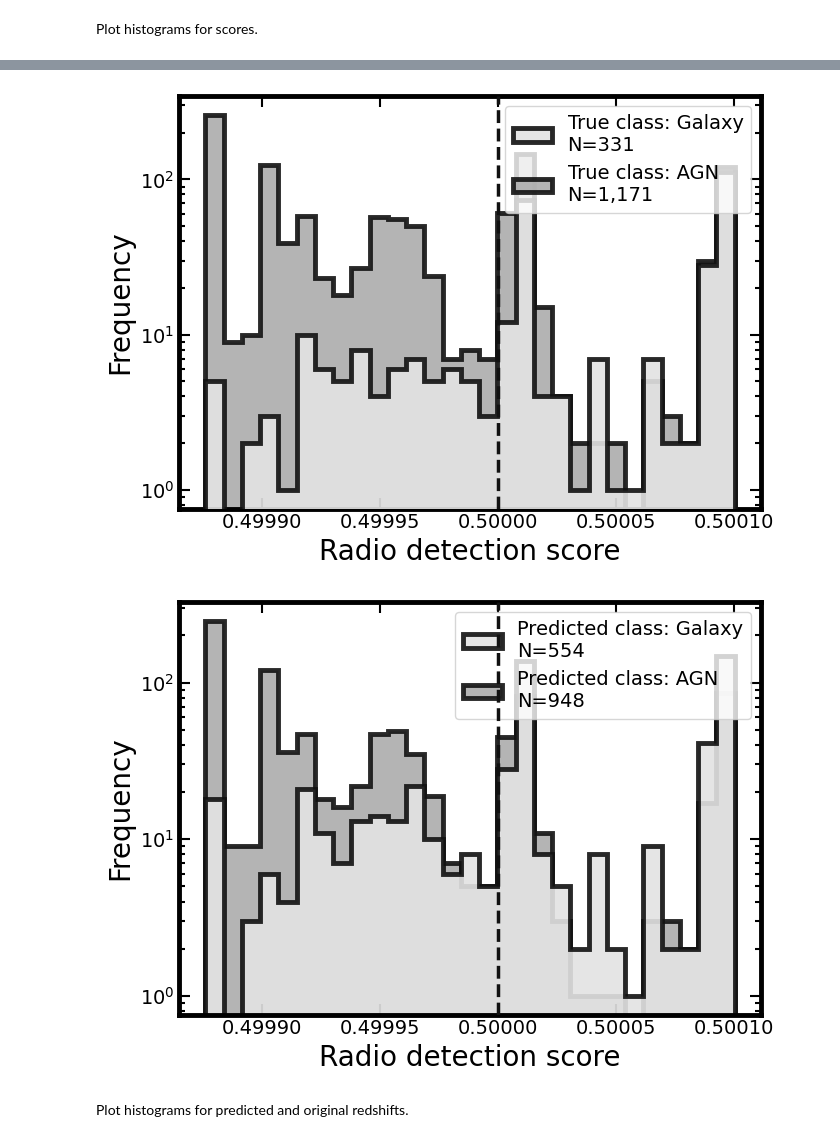
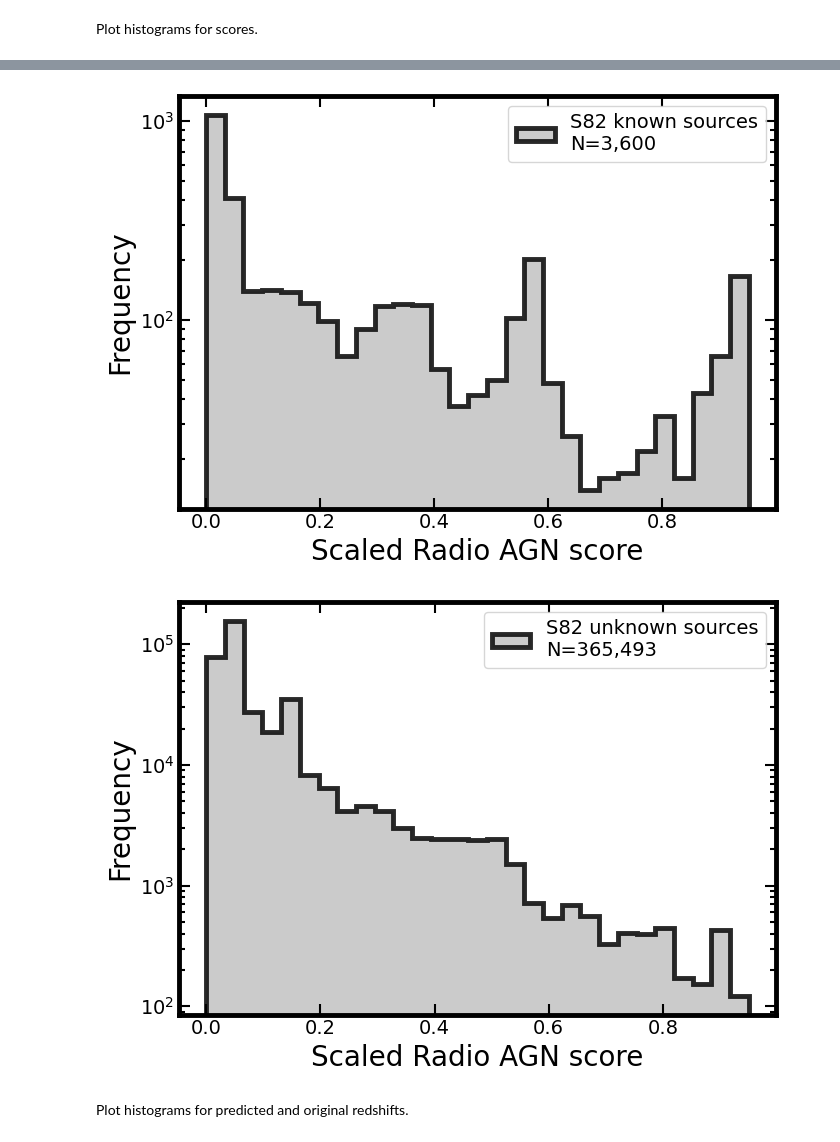
Before and after one commit to racarvajal/Pipeline_RG_z_ML, a Jupyter notebook: ML_12.ipynb, the cells around one changed output, grey strips where cells are left out. Drawn from its saved outputs; the diff is of its cells as text; code cells hidden in the pictures.

```diff
--- a/ML_12.ipynb
+++ b/ML_12.ipynb
@@ -368,7 +368,7 @@ use_third_z_model   = False  # z >= 3.0
 use_fourth_z_model  = True  # z >= 3.7 (with SMOGN), or, if needed, z >= 4.0
 compare_A17_flag    = True  # Compare with the results from Ananna et al., 2017
 # %%
-used_area           = 'COSMOS'  # can be 'S82', 'HETDEX', 'COSMOS'
+used_area           = 'S82'  # can be 'S82', 'HETDEX', 'COSMOS'
 HETDEX_subset       = 'Validation'  # Validation, Training, Test, Test+Train
 # %%
 if used_area != 'S82':
@@ -887,77 +921,69 @@ plt.show()
 # %%
 fig             = plt.figure(figsize=(7,5.0))
 ax1             = fig.add_subplot(111, xscale='linear', yscale='log')
 
-min_score       = np.nanmin(full_catalog_df.loc[:, 'Score_radio'])
-max_score       = np.nanmax(full_catalog_df.loc[:, 'Score_radio'])
+min_score       = np.nanmin(full_catalog_df.loc[filter_non_str_p, 'scaled_score_rAGN'])
+max_score       = np.nanmax(full_catalog_df.loc[filter_non_str_p, 'scaled_score_rAGN'])
 score_bins      = np.linspace(min_score, max_score, 30)
 
-sample_size_gal = np.sum(np.isfinite(full_catalog_df.loc[np.array(full_catalog_df.loc[:, 'class'] == 0), 'Score_radio']))
-sample_size_AGN = np.sum(np.isfinite(full_catalog_df.loc[np.array(full_catalog_df.loc[:, 'class'] == 1), 'Score_radio']))
+sample_size     = np.sum(filter_non_str_p)
 
-ax1.hist(full_catalog_df.loc[np.array(full_catalog_df.loc[:, 'class'] == 0), 'Score_radio'], bins=score_bins,\
-         histtype='stepfilled', ec='k', lw=3.5, color=cm.get_cmap('cet_gray')(0.9), alpha=0.9,\
-         label=f'True class: Galaxy\nN={sample_size_gal:,}', zorder=np.ceil((sample_size_AGN/sample_size_gal)))
-ax1.hist(full_catalog_df.loc[np.array(full_catalog_df.loc[:, 'class'] == 1), 'Score_radio'], bins=score_bins,\
-         histtype='stepfilled', ec='k', lw=3.5, color=cm.get_cmap('cet_gray')(0.7), alpha=0.9,\
-         label=f'True class: AGN\nN={sample_size_AGN:,}', zorder=np.ceil((sample_size_gal/sample_size_AGN)))
+ax1.hist(full_catalog_df.loc[filter_non_str_p, 'scaled_score_rAGN'], bins=score_bins,\
+         histtype='stepfilled', ec='k', lw=3.5, color=cm.get_cmap('cet_gray')(0.8), alpha=0.9,\
+         label=f'{used_area} known sources\nN={sample_size:,}')
 
-ax1.axvline(x=0.5, ls='--', c='k', lw=2.5, zorder=10)
+# ax1.axvline(x=0.5, ls='--', c='k', lw=2.5, zorder=10)
 
 ax1.tick_params(which='both', top=True, right=True, direction='in')
 ax1.tick_params(axis='both', which='major', labelsize=14)
 ax1.tick_params(which='major', length=8, width=1.5)
 ax1.tick_params(which='minor', length=4, width=1.5)
-ax1.set_xlabel('Radio detection score', size=20)
+ax1.set_xlabel('Scaled Radio AGN score', size=20)
 ax1.set_ylabel('Frequency', size=20)
 plt.setp(ax1.spines.values(), linewidth=3.5)
 plt.setp(ax1.spines.values(), linewidth=3.5)
 plt.legend(loc=1, fontsize=14)
 plt.grid(False)
 fig.tight_layout()
 #ax1.set_aspect('equal', 'box')
 if save_plot_flag:
-    plt.savefig(f'plots/hist_predicted_radio_scores_true_class_{used_area}.pdf', bbox_inches='tight')
+    plt.savefig(f'plots/hist_predicted_rAGN_scores_known_{used_area}.pdf', bbox_inches='tight')
 plt.show()
 # %% [output]
-[figure, old version]
+[figure, new version]
 # %%
 fig             = plt.figure(figsize=(7,5.0))
 ax1             = fig.add_subplot(111, xscale='linear', yscale='log')
 
-min_score       = np.nanmin(full_catalog_df.loc[:, 'Score_radio'])
-max_score       = np.nanmax(full_catalog_df.loc[:, 'Score_radio'])
+min_score       = np.nanmin(unknown_cat_df.loc[filter_non_str_unk_p, 'scaled_score_rAGN'])
+max_score       = np.nanmax(unknown_cat_df.loc[filter_non_str_unk_p, 'scaled_score_rAGN'])
 score_bins      = np.linspace(min_score, max_score, 30)
 
-sample_size_gal = np.sum(np.isfinite(full_catalog_df.loc[np.array(full_catalog_df.loc[:, 'Score_AGN'] < threshold_AGN), 'Score_radio']))
-sample_size_AGN = np.sum(np.isfinite(full_catalog_df.loc[np.array(full_catalog_df.loc[:, 'Score_AGN'] >= threshold_AGN), 'Score_radio']))
+sample_size     = np.sum(filter_non_str_unk_p)
 
-ax1.hist(full_catalog_df.loc[np.array(full_catalog_df.loc[:, 'Score_AGN'] < threshold_AGN), 'Score_radio'],\
-         bins=score_bins, histtype='stepfilled', ec='k', lw=3.5, color=cm.get_cmap('cet_gray')(0.9), alpha=0.9,\
-         label=f'Predicted class: Galaxy\nN={sample_size_gal:,}', zorder=np.ceil((sample_size_AGN/sample_size_gal)))
-ax1.hist(full_catalog_df.loc[np.array(full_catalog_df.loc[:, 'Score_AGN'] >= threshold_AGN), 'Score_radio'],\
-         bins=score_bins, histtype='stepfilled', ec='k', lw=3.5, color=cm.get_cmap('cet_gray')(0.7), alpha=0.9,\
-         label=f'Predicted class: AGN\nN={sample_size_AGN:,}', zorder=np.ceil((sample_size_gal/sample_size_AGN)))
+ax1.hist(unknown_cat_df.loc[filter_non_str_unk_p, 'scaled_score_rAGN'], bins=score_bins,\
+         histtype='stepfilled', ec='k', lw=3.5, color=cm.get_cmap('cet_gray')(0.8), alpha=0.9,\
+         label=f'{used_area} unknown sources\nN={sample_size:,}')
 
-ax1.axvline(x=0.5, ls='--', c='k', lw=2.5, zorder=9)
+# ax1.axvline(x=0.5, ls='--', c='k', lw=2.5, zorder=10)
 
 ax1.tick_params(which='both', top=True, right=True, direction='in')
 ax1.tick_params(axis='both', which='major', labelsize=14)
 ax1.tick_params(which='major', length=8, width=1.5)
 ax1.tick_params(which='minor', length=4, width=1.5)
-ax1.set_xlabel('Radio detection score', size=20)
+ax1.set_xlabel('Scaled Radio AGN score', size=20)
 ax1.set_ylabel('Frequency', size=20)
 plt.setp(ax1.spines.values(), linewidth=3.5)
 plt.setp(ax1.spines.values(), linewidth=3.5)
 plt.legend(loc=1, fontsize=14)
 plt.grid(False)
+fig.tight_layout()
 #ax1.set_aspect('equal', 'box')
-fig.tight_layout()
 if save_plot_flag:
-    plt.savefig(f'plots/hist_predicted_radio_scores_predicted_class_{used_area}.pdf', bbox_inches='tight')
+    plt.savefig(f'plots/hist_predicted_rAGN_unknown_{used_area}.pdf', bbox_inches='tight')
 plt.show()
 # %% [output]
-[figure, old version]
+[figure, new version]
 # %% [markdown]
 Plot histograms for predicted and original redshifts.
 # %%
```
Also changed, not shown: parts of 56 cells of this notebook.
